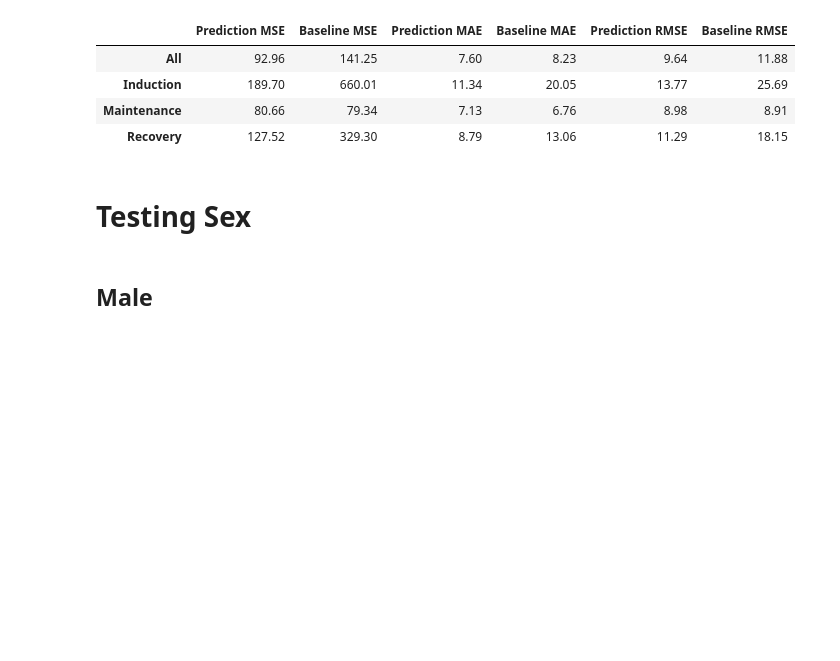
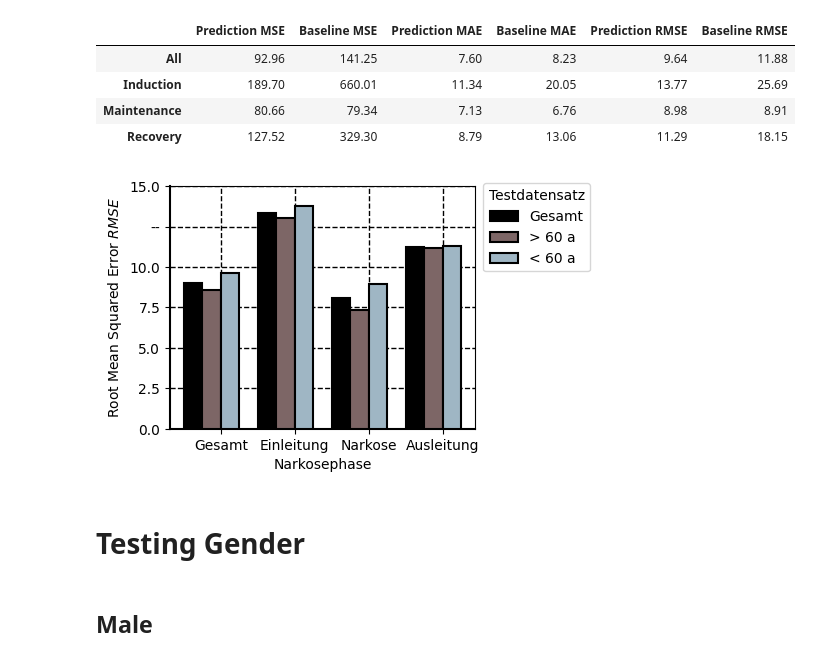
Before and after one commit to naderinho/anesthesia_anomaly_detection, a Jupyter notebook: 07_eval_vpropnn.ipynb, the cells around one changed output. Cells and saved outputs as stored; diff of their text form; code cells hidden in the pictures; blank space fills up the shorter version.

```diff
--- a/07_eval_vpropnn.ipynb
+++ b/07_eval_vpropnn.ipynb
@@ -127,0 +130,3 @@ from utils.evaluation import phases_report, phases_report_std
+# %%
+all_rep = phases_report(y_pred, bis.test_dataset, propofolrate.test_dataset)
+all_rep
@@ -130,7 +141,8 @@ from utils.evaluation import phases_report, phases_report_std
 # %% [markdown]
 ## > 60 years
 # %%
-phases_report(y_pred[old_index_test], bis.test_dataset[old_index_test], propofolrate.test_dataset[old_index_test])
+old_rep = phases_report(y_pred[old_index_test], bis.test_dataset[old_index_test], propofolrate.test_dataset[old_index_test])
+old_rep
 # %% [output]
 |  | Prediction MSE | Baseline MSE | Prediction MAE | Baseline MAE | Prediction RMSE | Baseline RMSE |
 | All | 73.76 | 138.97 | 6.44 | 7.10 | 8.59 | 11.79 |
@@ -140,15 +152,80 @@ phases_report(y_pred[old_index_test], bis.test_dataset[old_index_test], propofol
 # %% [markdown]
 ## < 60 years
 # %%
-phases_report(y_pred[young_index_test], bis.test_dataset[young_index_test], propofolrate.test_dataset[young_index_test])
+young_rep = phases_report(y_pred[young_index_test], bis.test_dataset[young_index_test], propofolrate.test_dataset[young_index_test])
+young_rep
 # %% [output]
 |  | Prediction MSE | Baseline MSE | Prediction MAE | Baseline MAE | Prediction RMSE | Baseline RMSE |
 | All | 92.96 | 141.25 | 7.60 | 8.23 | 9.64 | 11.88 |
 | Induction | 189.70 | 660.01 | 11.34 | 20.05 | 13.77 | 25.69 |
 | Maintenance | 80.66 | 79.34 | 7.13 | 6.76 | 8.98 | 8.91 |
 | Recovery | 127.52 | 329.30 | 8.79 | 13.06 | 11.29 | 18.15 |
+# %%
+import numpy as np
+import pandas as pd
+from matplotlib import pyplot as plt
+from matplotlib.gridspec import GridSpec
+
+### Plot
+
+fig = plt.figure(figsize=(10/2.54, 8/2.54))
+label = ['Gesamt','> 60 a', '< 60 a']
+x_label = ['Gesamt','Einleitung', 'Narkose', 'Ausleitung']
+
+x = np.arange(len(x_label))  # the label locations
+width = 0.25  # the width of the bars
+multiplier = -1.5
+
+color1 = (0, 0, 0)
+color2 = (1, 1, 1)
+color3 = (159/255, 182/255, 196/255)
+color4 = (125/255, 102/255, 102/255)
+color5 = (153/255, 0, 0)
+
+colors =  [color1, color4, color3]
+report = [all_rep, old_rep, young_rep]
+
+for rep, color, lab in zip(report, colors, label):
+    offset = width * multiplier
+    rects = plt.bar(x + offset, list(rep["Prediction RMSE"]), width, label=lab, color=color, edgecolor='black', linewidth=1.5, zorder=3)
+    multiplier += 1
+
+plt.legend(title='Testdatensatz', loc='upper right', ncol=1, bbox_to_anchor=(1.4, 1.04))
+
+plt.ylabel('Root Mean Squared Error $RMSE$')
+plt.xlabel('Narkosephase')
+plt.grid(True, linestyle='--',color='k', linewidth=1, zorder=0)
+
+
+# Axis settings
+ax = plt.gca()
+ax.spines['left'].set_linewidth(1.5)
+ax.spines['bottom'].set_linewidth(1.5)
+
+ax.set_ylim(bottom=0, top=15)
+
+# Einheiten auf y-Achse
+yunit = '--'
+ticks = list(range(0, 160, 25))
+ticks = [tick/10 for tick in ticks]
+ticks_with_units = [yunit if i == len(ticks) - 2 else ticks[i] for i in range(len(ticks))]
+ax.set_yticks(ticks)
+ax.set_yticklabels(ticks_with_units)
+
+ax.set_xticks(x)
+ax.set_xticklabels(x_label)
+
+plt.grid(axis='y', linewidth=1.0)
+
+x = 3.9
+#plt.text(x, 0, s='Modell: VProp', fontsize=10, fontweight='bold')
+
+plt.savefig('age_rmse.pdf', bbox_inches='tight', pad_inches=0.2, format='pdf')
+plt.show()
+# %% [output]
+[figure, added]
 # %% [markdown]
-# Testing Sex
+# Testing Gender
 # %% [markdown]
 ## Male
 # %%
```
Also changed, not shown: parts of 5 cells of this notebook, 2 other files.
